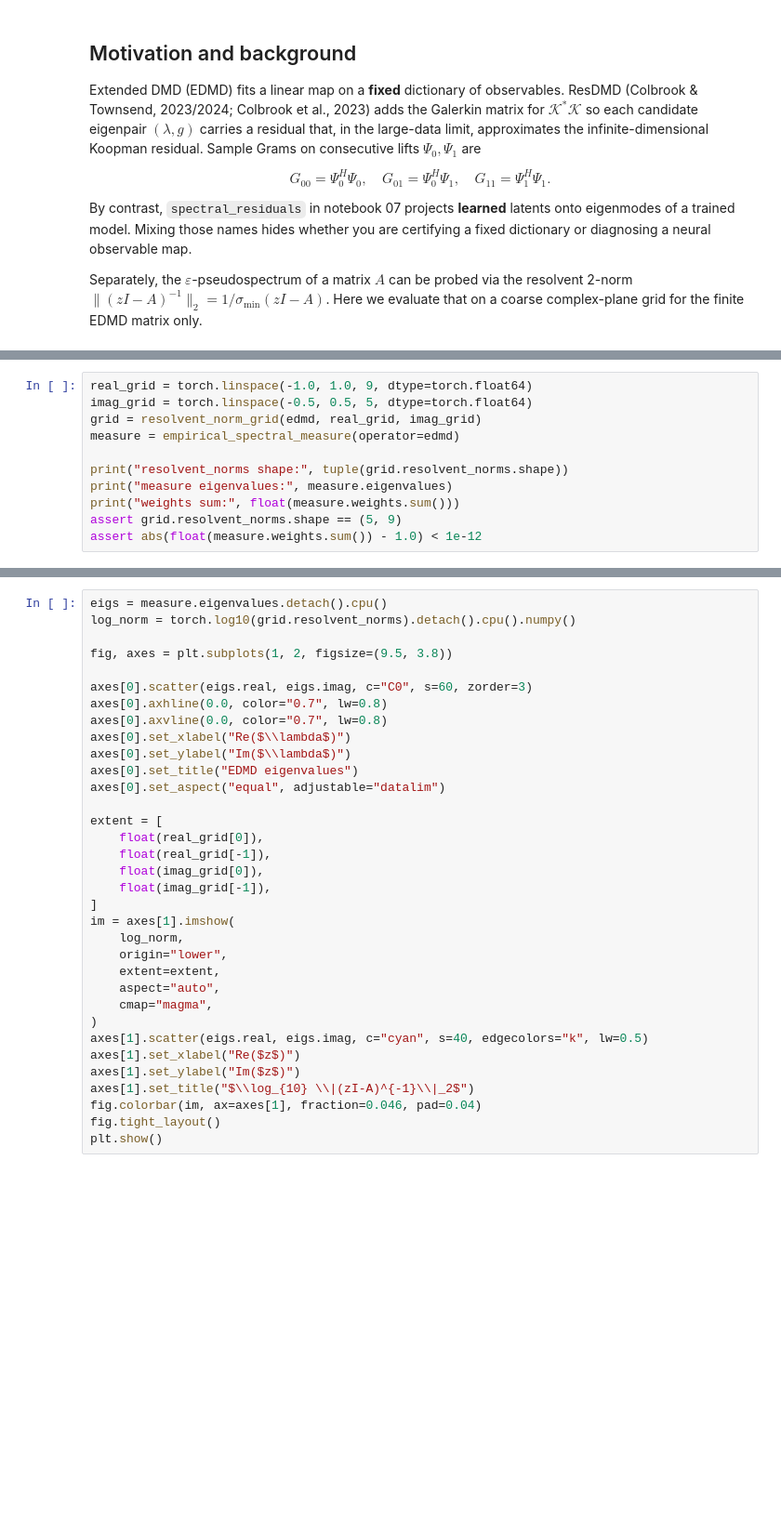
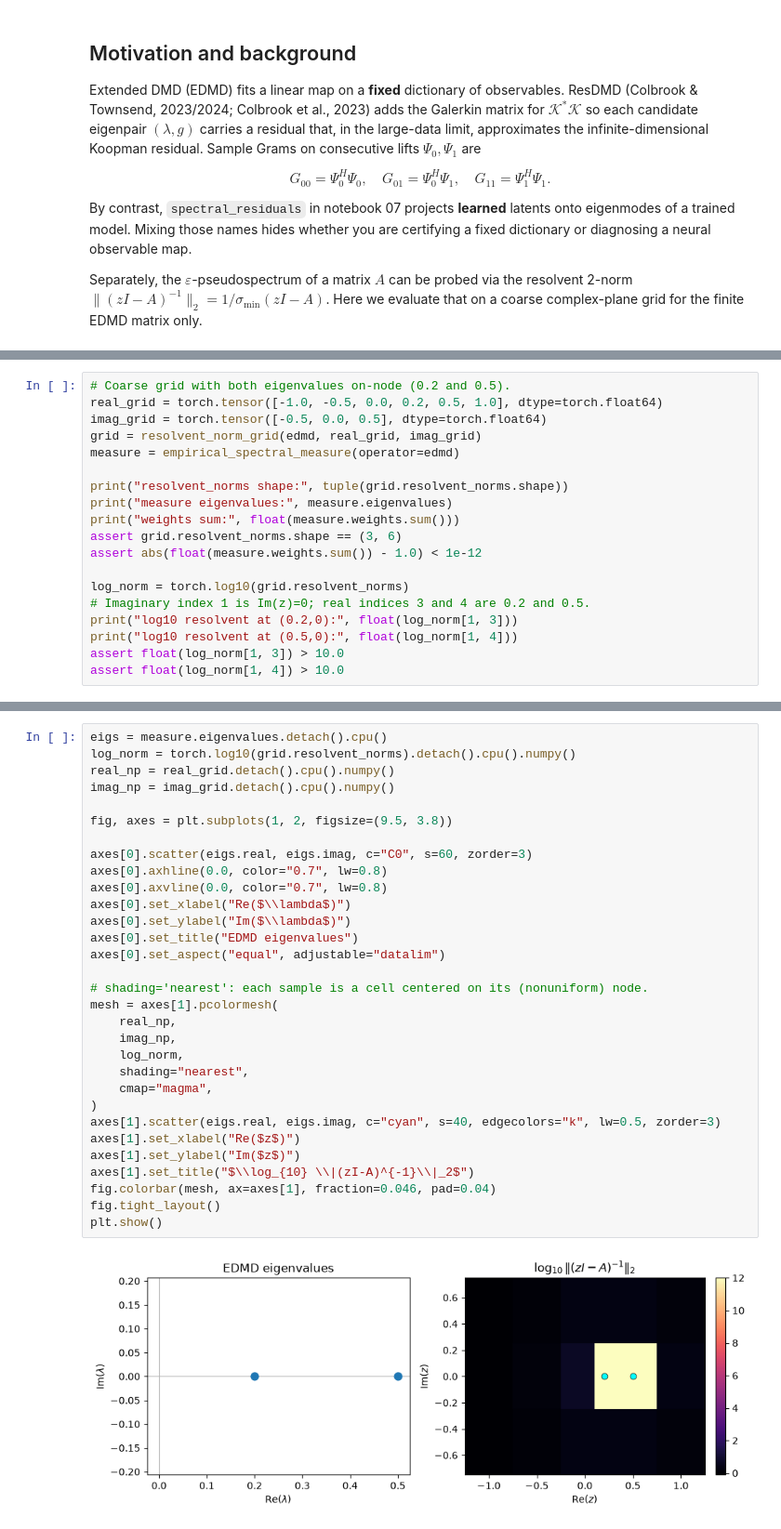
Before and after one commit to tjkessler/KoopmanGraph, a Jupyter notebook: examples/40_resdmd_pseudospectra.ipynb, the cells around one changed output, grey strips where cells are left out. Shown at 93% size. Cells and saved outputs as stored; diff of their text form; blank space fills up the shorter version.

```diff
--- a/examples/40_resdmd_pseudospectra.ipynb
+++ b/examples/40_resdmd_pseudospectra.ipynb
@@ -109,11 +135,19 @@ n_{\mathrm{real}}\, m^3)$) against visual detail; keep both small for smoke runs
 # %%
-real_grid = torch.linspace(-1.0, 1.0, 9, dtype=torch.float64)
-imag_grid = torch.linspace(-0.5, 0.5, 5, dtype=torch.float64)
+# Coarse grid with both eigenvalues on-node (0.2 and 0.5).
+real_grid = torch.tensor([-1.0, -0.5, 0.0, 0.2, 0.5, 1.0], dtype=torch.float64)
+imag_grid = torch.tensor([-0.5, 0.0, 0.5], dtype=torch.float64)
 grid = resolvent_norm_grid(edmd, real_grid, imag_grid)
 measure = empirical_spectral_measure(operator=edmd)
 
 print("resolvent_norms shape:", tuple(grid.resolvent_norms.shape))
 print("measure eigenvalues:", measure.eigenvalues)
 print("weights sum:", float(measure.weights.sum()))
-assert grid.resolvent_norms.shape == (5, 9)
+assert grid.resolvent_norms.shape == (3, 6)
 assert abs(float(measure.weights.sum()) - 1.0) < 1e-12
+
+log_norm = torch.log10(grid.resolvent_norms)
+# Imaginary index 1 is Im(z)=0; real indices 3 and 4 are 0.2 and 0.5.
+print("log10 resolvent at (0.2,0):", float(log_norm[1, 3]))
+print("log10 resolvent at (0.5,0):", float(log_norm[1, 4]))
+assert float(log_norm[1, 3]) > 10.0
+assert float(log_norm[1, 4]) > 10.0
@@ -126,37 +170,36 @@ eigenvalues** (small $\sigma_{\min}$) and lower values far from the spectrum.
 # %%
 eigs = measure.eigenvalues.detach().cpu()
 log_norm = torch.log10(grid.resolvent_norms).detach().cpu().numpy()
+real_np = real_grid.detach().cpu().numpy()
+imag_np = imag_grid.detach().cpu().numpy()
 
 fig, axes = plt.subplots(1, 2, figsize=(9.5, 3.8))
 
 axes[0].scatter(eigs.real, eigs.imag, c="C0", s=60, zorder=3)
 axes[0].axhline(0.0, color="0.7", lw=0.8)
 axes[0].axvline(0.0, color="0.7", lw=0.8)
 axes[0].set_xlabel("Re($\\lambda$)")
 axes[0].set_ylabel("Im($\\lambda$)")
 axes[0].set_title("EDMD eigenvalues")
 axes[0].set_aspect("equal", adjustable="datalim")
 
-extent = [
-    float(real_grid[0]),
-    float(real_grid[-1]),
-    float(imag_grid[0]),
-    float(imag_grid[-1]),
-]
-im = axes[1].imshow(
+# shading='nearest': each sample is a cell centered on its (nonuniform) node.
+mesh = axes[1].pcolormesh(
+    real_np,
+    imag_np,
     log_norm,
-    origin="lower",
-    extent=extent,
-    aspect="auto",
+    shading="nearest",
     cmap="magma",
 )
-axes[1].scatter(eigs.real, eigs.imag, c="cyan", s=40, edgecolors="k", lw=0.5)
+axes[1].scatter(eigs.real, eigs.imag, c="cyan", s=40, edgecolors="k", lw=0.5, zorder=3)
 axes[1].set_xlabel("Re($z$)")
 axes[1].set_ylabel("Im($z$)")
 axes[1].set_title("$\\log_{10} \\|(zI-A)^{-1}\\|_2$")
-fig.colorbar(im, ax=axes[1], fraction=0.046, pad=0.04)
+fig.colorbar(mesh, ax=axes[1], fraction=0.046, pad=0.04)
 fig.tight_layout()
 plt.show()
+# %% [output]
+[figure, added]
 # %% [markdown]
 ## Interpretation / discussion
 
```
Also changed, not shown: parts of 9 cells of this notebook, 32 other files.
